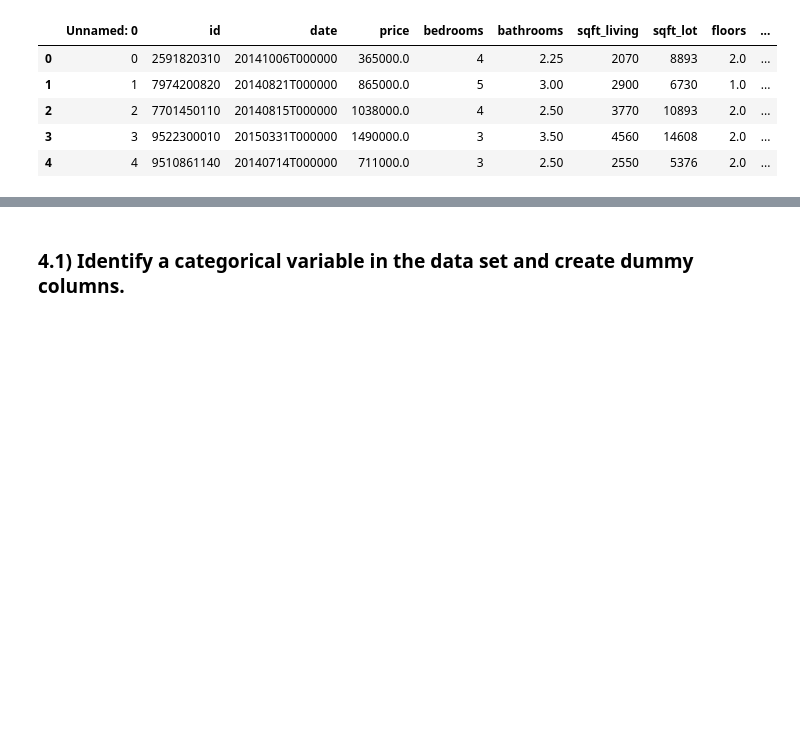
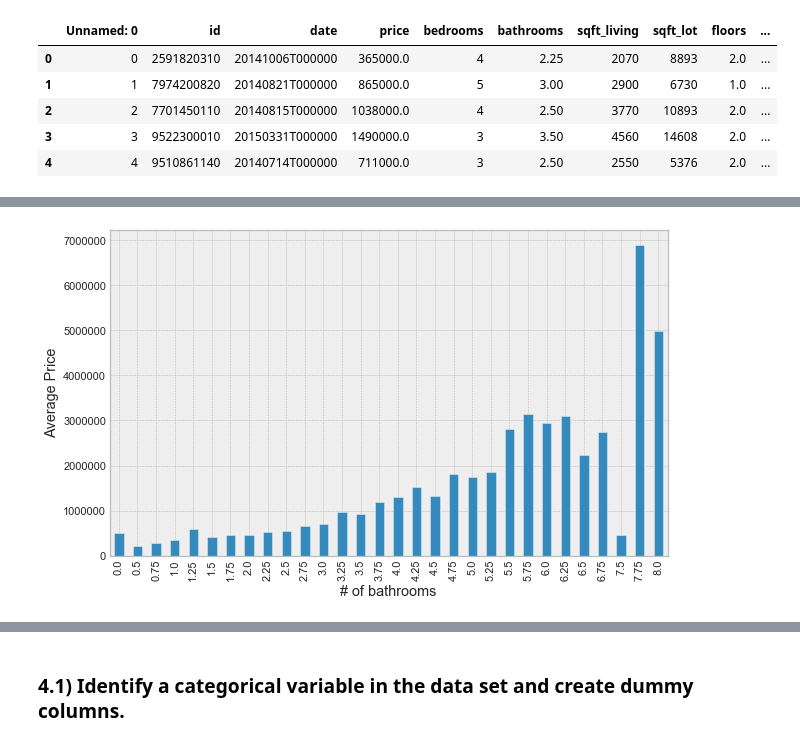
Before and after one commit to sidneykung/Housing_Price_Model, a Jupyter notebook: draft_process.ipynb, the cells around one changed output, grey strips where cells are left out. Drawn from its saved outputs; the diff is of its cells as text; code cells hidden in the pictures; blank space fills up the shorter version.

```diff
--- a/draft_process.ipynb
+++ b/draft_process.ipynb
@@ -28,0 +183,16 @@ Remember that you can't just delete rows with extreme values. Similar observatio
+# %%
+# looking at distribution of # of bathrooms in relation to price
+
+fig, ax = plt.subplots(figsize=(10,6))
+
+plt.style.use('bmh')
+housing.groupby('bathrooms')['price'].mean().plot(kind='bar')
+
+ax.set_xlabel('# of bathrooms')
+ax.set_ylabel('Average Price')
+
+plt.show()
+
+# get rid of 0 bathroom value by replacing it with the median (2.25)
+# %% [output]
+[figure, added]
```
Also changed, not shown: parts of 20 cells of this notebook, 1 other file.
